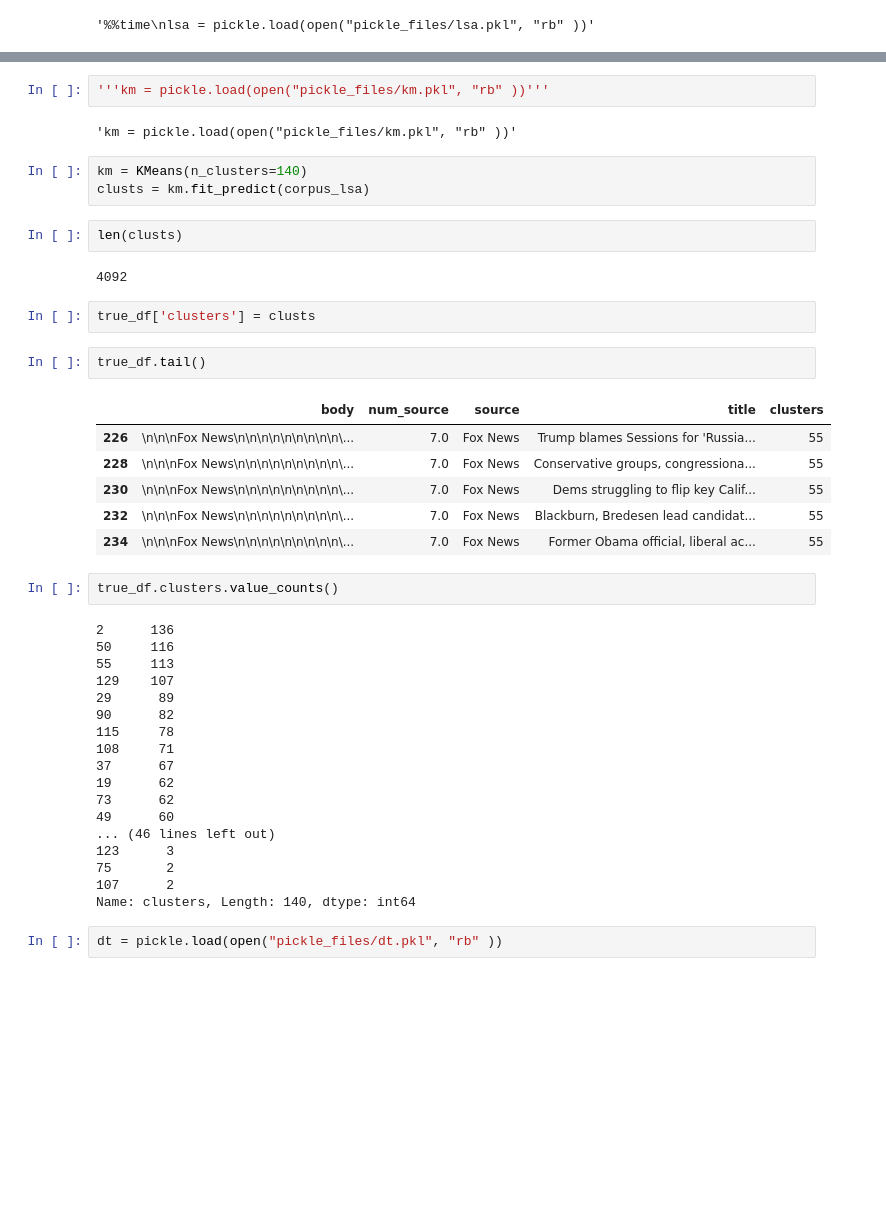
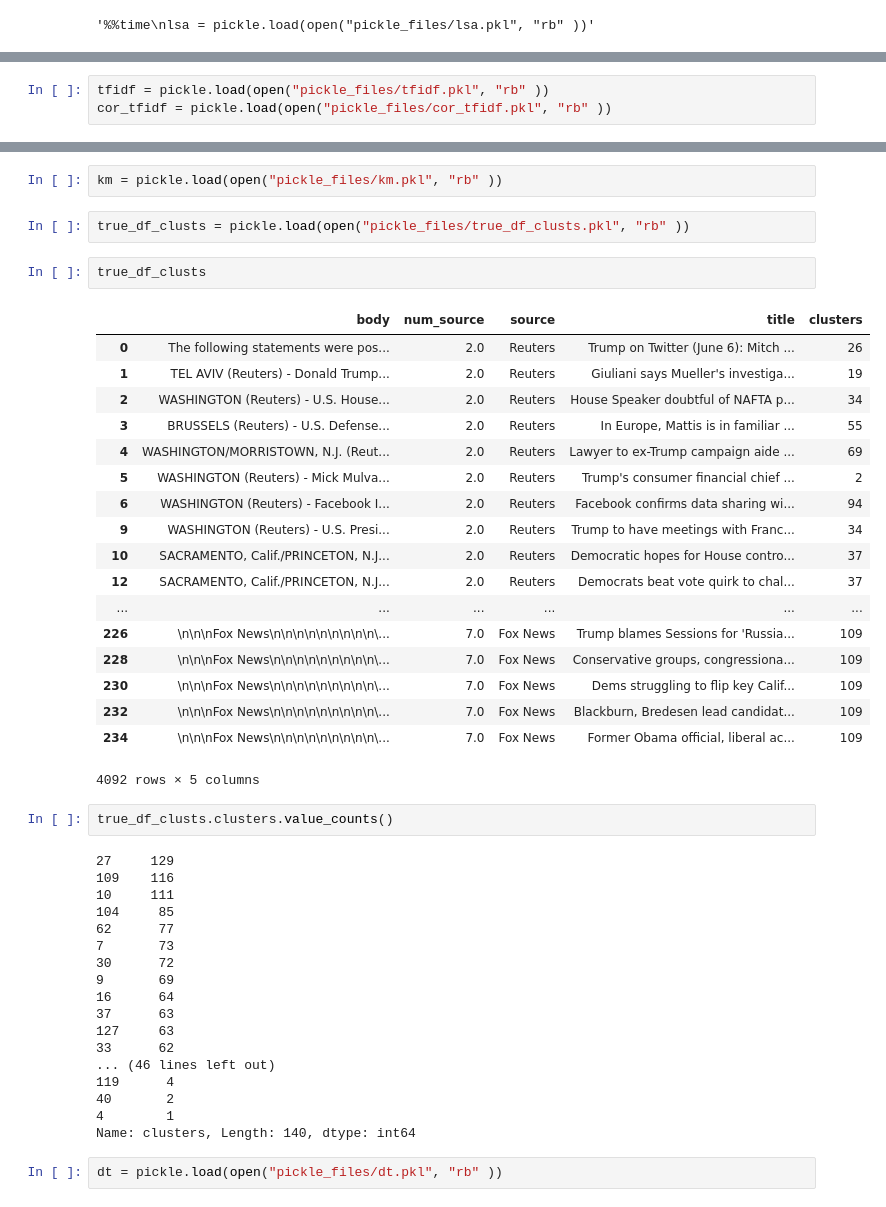
Before and after one commit to Zingo3245/Predicting_the_Source_of_News_Articles, a Jupyter notebook: Dry_run.ipynb, the cells around one changed output, grey strips where cells are left out. Cells and saved outputs as stored; diff of their text form; blank space fills up the shorter version.

```diff
--- a/Dry_run.ipynb
+++ b/Dry_run.ipynb
@@ -293,0 +217,3 @@ terms = tfidf.get_feature_names()
+# %%
+tfidf = pickle.load(open("pickle_files/tfidf.pkl", "rb" ))
+cor_tfidf = pickle.load(open("pickle_files/cor_tfidf.pkl", "rb" ))
@@ -294,44 +316,47 @@ terms = tfidf.get_feature_names()
 # %%
-'''km = pickle.load(open("pickle_files/km.pkl", "rb" ))'''
+km = pickle.load(open("pickle_files/km.pkl", "rb" ))
-# %% [output]
-'km = pickle.load(open("pickle_files/km.pkl", "rb" ))'
-# %%
-km = KMeans(n_clusters=140)
-clusts = km.fit_predict(corpus_lsa)
-# %%
-len(clusts)
-# %% [output]
-4092
-# %%
-true_df['clusters'] = clusts
-# %%
-true_df.tail()
-# %% [output]
-|  | body | num_source | source | title | clusters |
-| 226 | \n\n\nFox News\n\n\n\n\n\n\n\n\n\... | 7.0 | Fox News | Trump blames Sessions for 'Russia... | 55 |
-| 228 | \n\n\nFox News\n\n\n\n\n\n\n\n\n\... | 7.0 | Fox News | Conservative groups, congressiona... | 55 |
-| 230 | \n\n\nFox News\n\n\n\n\n\n\n\n\n\... | 7.0 | Fox News | Dems struggling to flip key Calif... | 55 |
-| 232 | \n\n\nFox News\n\n\n\n\n\n\n\n\n\... | 7.0 | Fox News | Blackburn, Bredesen lead candidat... | 55 |
-| 234 | \n\n\nFox News\n\n\n\n\n\n\n\n\n\... | 7.0 | Fox News | Former Obama official, liberal ac... | 55 |
+# %%
+true_df_clusts = pickle.load(open("pickle_files/true_df_clusts.pkl", "rb" ))
+# %%
+true_df_clusts
+# %% [output]
+|  | body | num_source | source | title | clusters |
+| 0 | The following statements were pos... | 2.0 | Reuters | Trump on Twitter (June 6): Mitch ... | 26 |
+| 1 | TEL AVIV (Reuters) - Donald Trump... | 2.0 | Reuters | Giuliani says Mueller's investiga... | 19 |
+| 2 | WASHINGTON (Reuters) - U.S. House... | 2.0 | Reuters | House Speaker doubtful of NAFTA p... | 34 |
+| 3 | BRUSSELS (Reuters) - U.S. Defense... | 2.0 | Reuters | In Europe, Mattis is in familiar ... | 55 |
+| 4 | WASHINGTON/MORRISTOWN, N.J. (Reut... | 2.0 | Reuters | Lawyer to ex-Trump campaign aide ... | 69 |
+| 5 | WASHINGTON (Reuters) - Mick Mulva... | 2.0 | Reuters | Trump's consumer financial chief ... | 2 |
+| 6 | WASHINGTON (Reuters) - Facebook I... | 2.0 | Reuters | Facebook confirms data sharing wi... | 94 |
+| 9 | WASHINGTON (Reuters) - U.S. Presi... | 2.0 | Reuters | Trump to have meetings with Franc... | 34 |
+| 10 | SACRAMENTO, Calif./PRINCETON, N.J... | 2.0 | Reuters | Democratic hopes for House contro... | 37 |
+| 12 | SACRAMENTO, Calif./PRINCETON, N.J... | 2.0 | Reuters | Democrats beat vote quirk to chal... | 37 |
+| ... | ... | ... | ... | ... | ... |
+| 226 | \n\n\nFox News\n\n\n\n\n\n\n\n\n\... | 7.0 | Fox News | Trump blames Sessions for 'Russia... | 109 |
+| 228 | \n\n\nFox News\n\n\n\n\n\n\n\n\n\... | 7.0 | Fox News | Conservative groups, congressiona... | 109 |
+| 230 | \n\n\nFox News\n\n\n\n\n\n\n\n\n\... | 7.0 | Fox News | Dems struggling to flip key Calif... | 109 |
+| 232 | \n\n\nFox News\n\n\n\n\n\n\n\n\n\... | 7.0 | Fox News | Blackburn, Bredesen lead candidat... | 109 |
+| 234 | \n\n\nFox News\n\n\n\n\n\n\n\n\n\... | 7.0 | Fox News | Former Obama official, liberal ac... | 109 |
+4092 rows × 5 columns
 # %%
-true_df.clusters.value_counts()
+true_df_clusts.clusters.value_counts()
 # %% [output]
-2      136
-50     116
-55     113
-129    107
-29      89
-90      82
-115     78
-108     71
-37      67
-19      62
-73      62
-49      60
+27     129
+109    116
+10     111
+104     85
+62      77
+7       73
+30      72
+9       69
+16      64
+37      63
+127     63
+33      62
 ... (46 lines left out)
-123      3
-75       2
-107      2
+119      4
+40       2
+4        1
 Name: clusters, Length: 140, dtype: int64
 # %%
 dt = pickle.load(open("pickle_files/dt.pkl", "rb" ))
```
Also changed, not shown: parts of 35 cells of this notebook, 7 other files.
